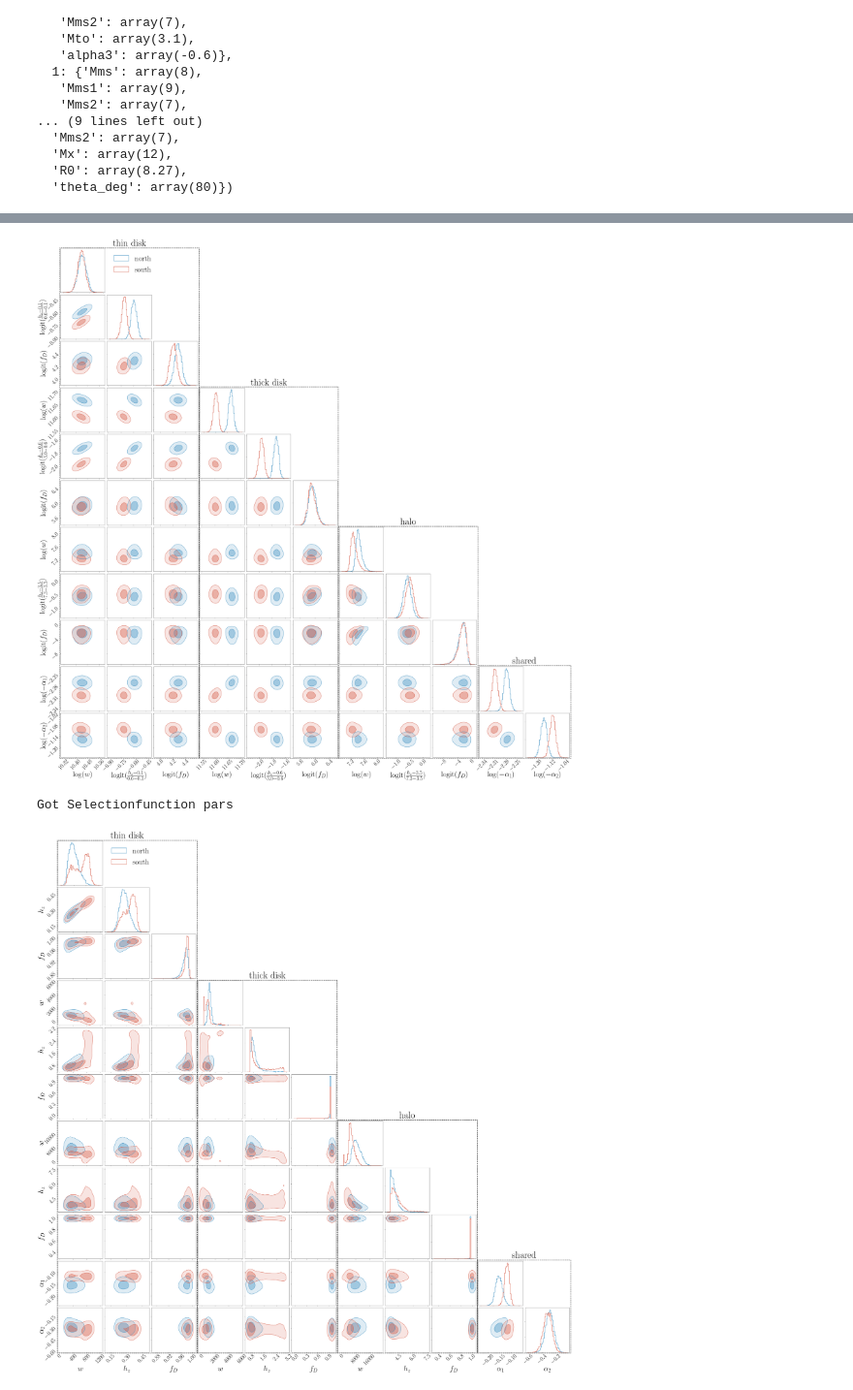
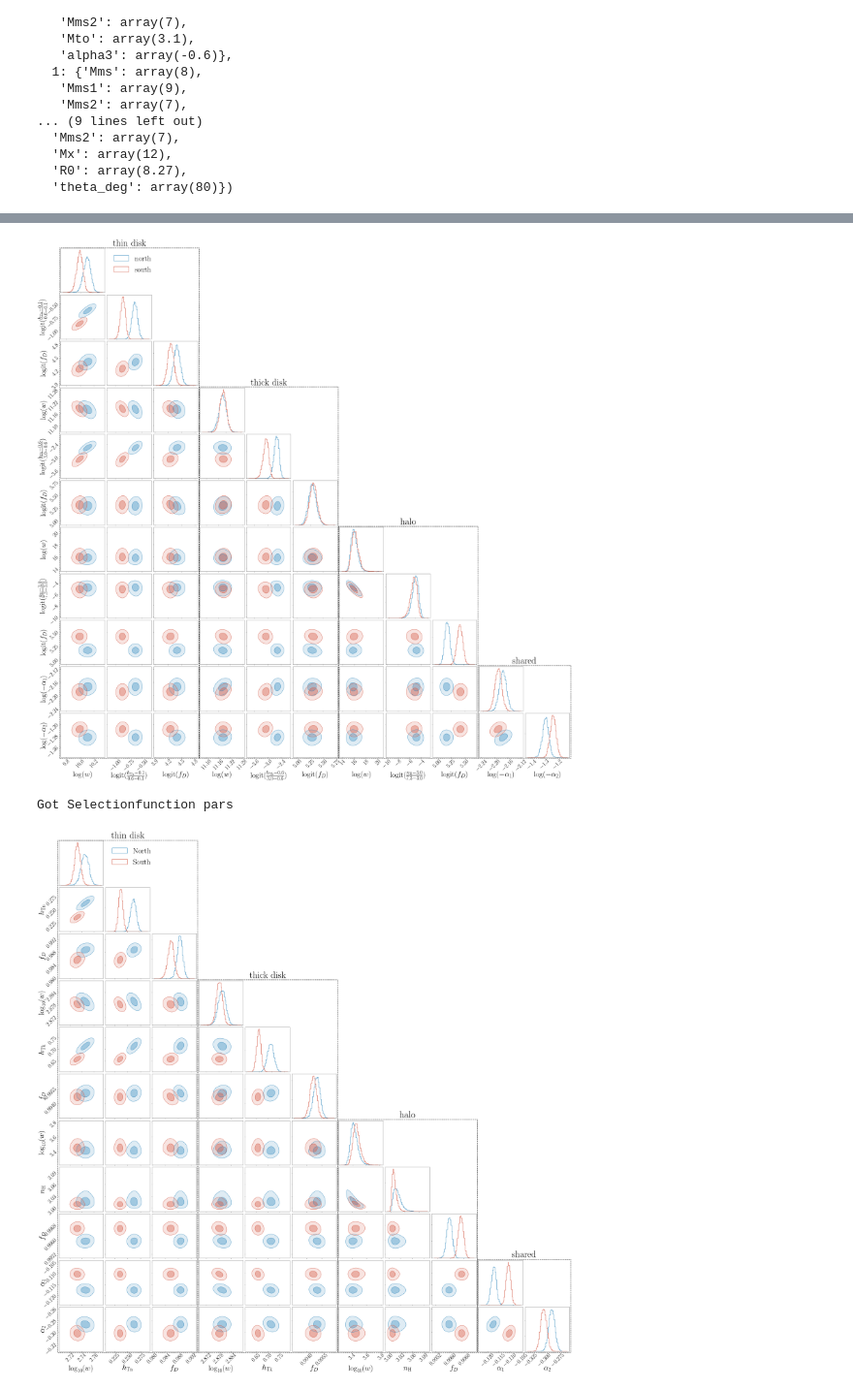
Before and after one commit to aeverall/mwtrace, a Jupyter notebook: gaia/Gaia Results.ipynb, the cells around one changed output, grey strips where cells are left out. Shown at 97% size. Drawn from its saved outputs; the diff is of its cells as text; code cells hidden in the pictures.

```diff
--- a/gaia/Gaia Results.ipynb
+++ b/gaia/Gaia Results.ipynb
@@ -39,11 +56,21 @@ config['data_dir'] = '/data/asfe2/Projects/testselectionfunctions/'
 sys.path.append('../mockmodel/')
 from TracerFit import mwfit, int_idx
 # %%
-run_id=3
+run_id=9
 size = 100000
 file = "gaia_edr3.gaia_source_b80"
+file = "gaia_unwise_sdssspec_b80"
 
 model = {}
 for cardinal in ['north', 'south']:
+    run_id=6; #size = 100000
+    file = "gaia_edr3.gaia_source_b80"
+    model[cardinal+'_Mto'] = mwfit(sf_bool=False, perr_bool=False)
+    model[cardinal+'_Mto'].load(f'/data/asfe2/Projects/mwtrace_data/gaia/gaia_{file}_{size}_{cardinal}_Mto_{run_id:03d}.h')
+
+#     if cardinal=='south': run_id=8;# size='full'
+#     else: run_id=7
+    run_id=9
+    file = "gaia_unwise_sdssspec_b80"
     model[cardinal] = mwfit(sf_bool=False, perr_bool=False)
     model[cardinal].load(f'/data/asfe2/Projects/mwtrace_data/gaia/gaia_{file}_{size}_{cardinal}_sf_perr_{run_id:03d}.h')
@@ -81,7 +93,7 @@ with h5py.File(filename, 'r') as hf:
 # %%
 for cardinal in ['north', 'south']:
     model[cardinal]._generate_fid_pars()
-#model[cardinal].sample=sample
+    model[cardinal].sample=sample
 # %% [output]
 Got Selectionfunction pars
 Got Selectionfunction pars
@@ -139,7 +151,7 @@ for jj, cardinal in enumerate(cardinals):
         for i in range(3): axes[jj,0].plot(z_arr, components[:,i], **mcmc_kwargs[i+1])
     plt.xlim(10**zlim[0],10**zlim[1])
     #plt.legend()
-    plt.text(0.05,1000,cardinal)
+    plt.text(20,2e4,cardinal,fontsize=24)
 
     plt.sca(axes[jj,1])
     M_arr = np.sort(np.append(np.linspace(0.,11.,100),
@@ -149,13 +161,14 @@ for jj, cardinal in enumerate(cardinals):
         axes[jj,1].plot(M_arr, dh_msto.M_model(M_arr, mcmc_sample, fid_pars=model[cardinal].fid_pars), **mcmc_kwargs[0])
         components = dh_msto.M_model(M_arr, mcmc_sample, fid_pars=model[cardinal].fid_pars, model='all')
         for i in range(3): axes[jj,1].plot(M_arr, components[:,i], **mcmc_kwargs[i+1])
+    plt.xlim(M_arr[0],M_arr[-1])
 
 
 plt.sca(axes[1,0]); plt.xscale('log'), plt.yscale('log'); plt.xlabel(r'$z$ (kpc)');
 plt.sca(axes[1,1]); plt.yscale('log'); plt.xlabel(r'$M_G$')
 
 plt.subplots_adjust(wspace=0.01, hspace=0.01)
-plt.ylim(10.,80000)#100000000)
+plt.ylim(10.,40000000)#100000000)
 
-plt.savefig(f'figs/{file}_{size}_{run_id:03d}_zM_disthist.png', bbox_inches='tight', dpi=200)
+# plt.savefig(f'figs/{file}_{size}_{run_id:03d}_zM_disthist.png', bbox_inches='tight', dpi=200)
 # %% [output]
@@ -172,7 +186,7 @@ fig, axes = plt.subplots(ndim,ndim, figsize=(ndim*4,ndim*4))
 plotting.layered_corners([model['north'].mcmc_results['chain']['sf_perr_mcmc'],
                           model['south'].mcmc_results['chain']['sf_perr_mcmc']],
                          index=cardinals, hist_kwargs={'linewidth':2},
-                         labels=model['north'].get_labels(),
+                         labels=model['north'].get_labels(label_set=transformations.label_set),
                          colors=[cm.RdBu(0.8), cm.RdBu(0.2), cm.PRGn(0.2)], fig=fig, ax=axes,
                         label_kwargs={'fontsize':ndim*4})
 
@@ -196,9 +210,9 @@ for jj, cmpt_label in enumerate(['thin disk', 'thick disk', 'halo', 'shared']):
     plt.text(cx, cy, cmpt_label, ha='center', va='bottom', fontsize=5*ndim)
     #plt.text()
 
-plt.savefig(f'figs/mock_{file}_{size}_{run_id:03d}_corner_f.png', bbox_inches='tight', dpi=200)
+# plt.savefig(f'figs/{file}_{size}_{run_id:03d}_corner_f.png', bbox_inches='tight', dpi=200)
 # %% [output]
-[figure, old version]
+[figure, new version]
 # %%
 model['north']._generate_fid_pars()
 functions = [model['north'].fid_pars['functions'][j][par] for j in [0,1,2,'shd'] for par in model['north'].free_pars[j]]
@@ -210,35 +224,41 @@ for cmpt in np.arange(len(model['north'].components)).tolist()+['shd',]:
 # %% [output]
 Got Selectionfunction pars
+# %%
+chains = [model['north'].mcmc_results['chain']['sf_perr_mcmc'].copy(),
+          model['south'].mcmc_results['chain']['sf_perr_mcmc'].copy()]
+for i in range(2): chains[i][:,:,[0,3,6]] = np.log10(chains[i][:,:,[0,3,6]])
+
+labels = copy(transformations.label_set)
+for i in [0,3,6]: labels[i] = '$\log_{10}(w)$'
 # %%
 ndim=np.sum([len(model['north'].free_pars[i]) for i in model['north'].free_pars]);
 fig, axes = plt.subplots(ndim,ndim, figsize=(ndim*4,ndim*4))
-plotting.layered_corners([model['north'].mcmc_results['chain']['sf_perr_mcmc'],
-                          model['south'].mcmc_results['chain']['sf_perr_mcmc']],
-                         index=cardinals, hist_kwargs={'linewidth':2},
+plotting.layered_corners(chains,
+                         index=['North','South'], hist_kwargs={'linewidth':2},
                          labels=labels, functions=functions,
                          colors=[cm.RdBu(0.8), cm.RdBu(0.2), cm.PRGn(0.2)], fig=fig, ax=axes,
                         label_kwargs={'fontsize':ndim*4})
 
 
 npar = [len(model['north'].free_pars[i]) for i in model['north'].free_pars]
 for jj, cmpt_label in enumerate(['thin disk', 'thick disk', 'halo', 'shared']):
     ## Boxed regions
     col = np.sum([0,]+npar[:jj])
     axrng = axes[ndim-1,col].axis()
     axdiff = (axrng[1]-axrng[0],axrng[3]-axrng[2])
     pad = 0.02
     rect = Rectangle((axrng[0]-pad*axdiff[0],axrng[2]-pad*axdiff[1]),
                     (1 + 2.4*pad)*npar[jj]*axdiff[0],
                     (1 + 2.4*pad)*(ndim-col)*axdiff[1], fill=False, edgecolor='k', alpha=1,lw=2,ls='--')
     rec = axes[ndim-1,col].add_patch(rect); rec.set_clip_on(False)
 
     rx, ry = rect.get_xy()
     cx = rx + rect.get_width()/2.0
     cy = ry + rect.get_height()
     plt.sca(axes[ndim-1,col])
     plt.text(cx, cy, cmpt_label, ha='center', va='bottom', fontsize=5*ndim)
     #plt.text()
 
-plt.savefig(f'figs/mock_{file}_{size}_{run_id:03d}_corner.png', bbox_inches='tight', dpi=200)
+# plt.savefig(f'figs/{file}_{size}_{run_id:03d}_corner.png', bbox_inches='tight', dpi=200)
 # %% [output]
-[figure, old version]
+[figure, new version]
```
Also changed, not shown: parts of 20 cells of this notebook, 12 other files.
